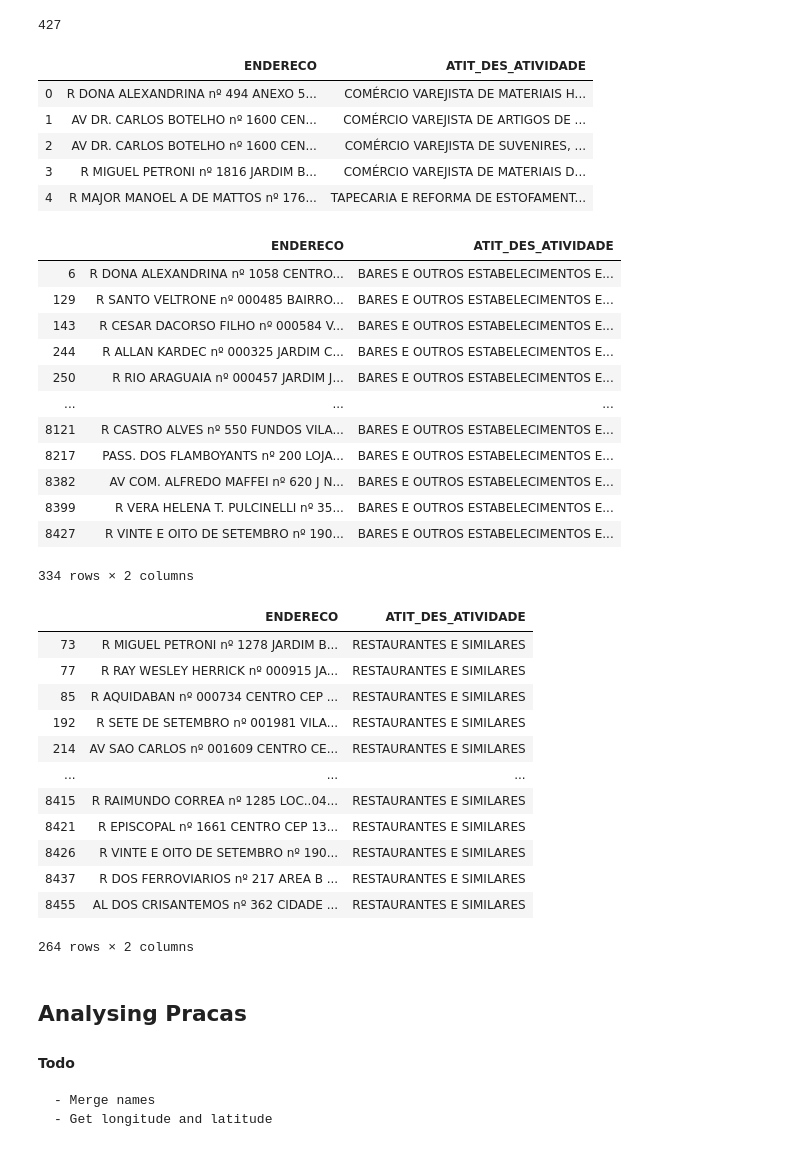
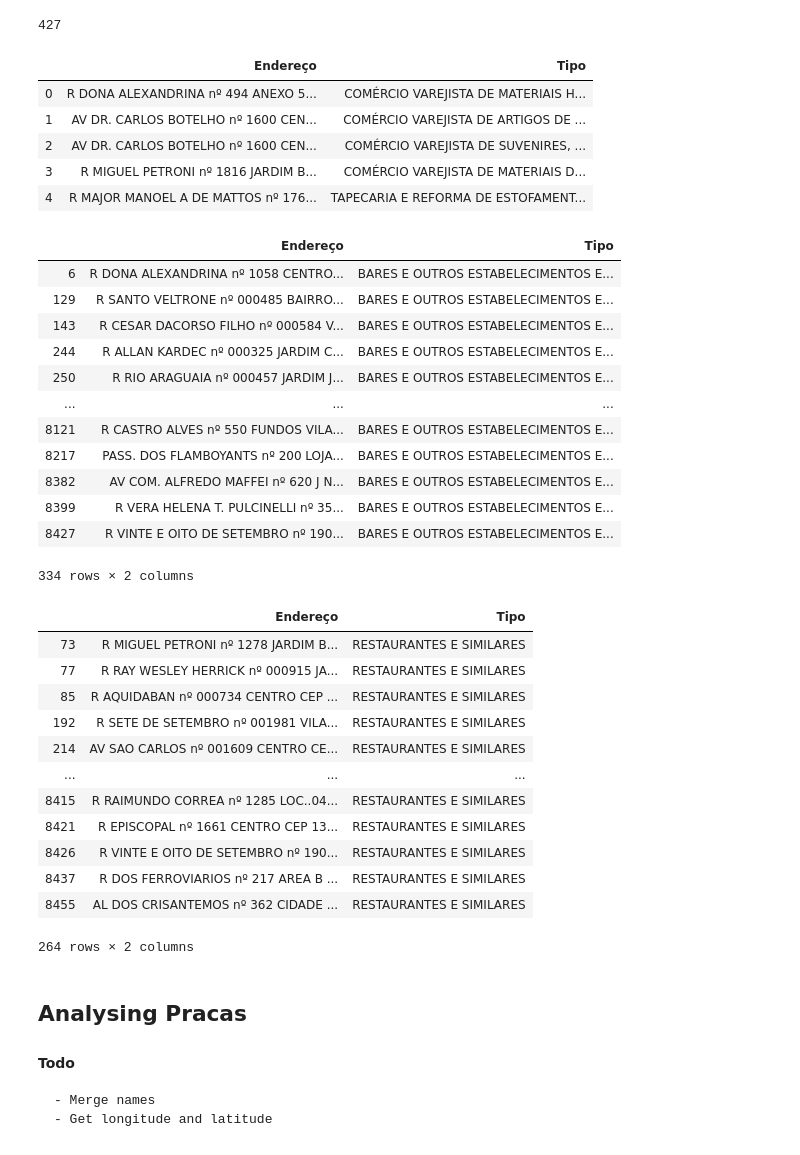
Before and after one commit to tpinhoda/Crimes_Sao_Carlos, a Jupyter notebook: notebooks/1-Initial Analysis.ipynb, the cells around one changed output. Saved outputs shown, nothing was run; the diff lists cells and outputs as text; code cells hidden in the pictures.

```diff
--- a/notebooks/1-Initial Analysis.ipynb
+++ b/notebooks/1-Initial Analysis.ipynb
@@ -5,7 +5,7 @@ import numpy as np
 ## Reading files
 Check file names if something goes wrong
 # %%
-estabelecimentos = pd.read_excel('Estabelecimentos.xlsx', index_col=None)
+estabelecimentos = pd.read_csv('data/estabelecimentos.csv', index_col=None)
 # %%
 estabelecimentos.head()
 # %% [output]
@@ -120,20 +120,20 @@ len(estabelecimentos['ATIT_DES_ATIVIDADE'].unique())
 # %% [output]
 427
 # %%
-estabelecimentos = estabelecimentos.drop(columns = ['MOBI_NUM_INSCRICAO', 'BUSCA_NOME(MOBI.MOBI_NUM_CADASTRO)'])
+estabelecimentos = estabelecimentos.drop(columns = ['Num_inscrição', 'Nome'])
 # %%
 estabelecimentos.head()
 # %% [output]
-|  | ENDERECO | ATIT_DES_ATIVIDADE |
+|  | Endereço | Tipo |
 | 0 | R DONA ALEXANDRINA nº 494 ANEXO 5... | COMÉRCIO VAREJISTA DE MATERIAIS H... |
 | 1 | AV DR. CARLOS BOTELHO nº 1600 CEN... | COMÉRCIO VAREJISTA DE ARTIGOS DE ... |
 | 2 | AV DR. CARLOS BOTELHO nº 1600 CEN... | COMÉRCIO VAREJISTA DE SUVENIRES, ... |
 | 3 | R MIGUEL PETRONI nº 1816 JARDIM B... | COMÉRCIO VAREJISTA DE MATERIAIS D... |
 | 4 | R MAJOR MANOEL A DE MATTOS nº 176... | TAPECARIA E REFORMA DE ESTOFAMENT... |
 # %%
-estabelecimentos[estabelecimentos['ATIT_DES_ATIVIDADE'].str.find('BAR') != -1]
+estabelecimentos[estabelecimentos['Tipo'].str.find('BAR') != -1]
 # %% [output]
-|  | ENDERECO | ATIT_DES_ATIVIDADE |
+|  | Endereço | Tipo |
 | 6 | R DONA ALEXANDRINA nº 1058 CENTRO... | BARES E OUTROS ESTABELECIMENTOS E... |
 | 129 | R SANTO VELTRONE nº 000485 BAIRRO... | BARES E OUTROS ESTABELECIMENTOS E... |
 | 143 | R CESAR DACORSO FILHO nº 000584 V... | BARES E OUTROS ESTABELECIMENTOS E... |
@@ -147,9 +147,9 @@ estabelecimentos[estabelecimentos['ATIT_DES_ATIVIDADE'].str.find('BAR') != -1]
 | 8427 | R VINTE E OITO DE SETEMBRO nº 190... | BARES E OUTROS ESTABELECIMENTOS E... |
 334 rows × 2 columns
 # %%
-estabelecimentos[estabelecimentos['ATIT_DES_ATIVIDADE'].str.find('RESTAURANTE') != -1]
+estabelecimentos[estabelecimentos['Tipo'].str.find('RESTAURANTE') != -1]
 # %% [output]
-|  | ENDERECO | ATIT_DES_ATIVIDADE |
+|  | Endereço | Tipo |
 | 73 | R MIGUEL PETRONI nº 1278 JARDIM B... | RESTAURANTES E SIMILARES |
 | 77 | R RAY WESLEY HERRICK nº 000915 JA... | RESTAURANTES E SIMILARES |
 | 85 | R AQUIDABAN nº 000734 CENTRO CEP ... | RESTAURANTES E SIMILARES |
```
Also changed, not shown: parts of 44 cells of this notebook, 4 other files.
